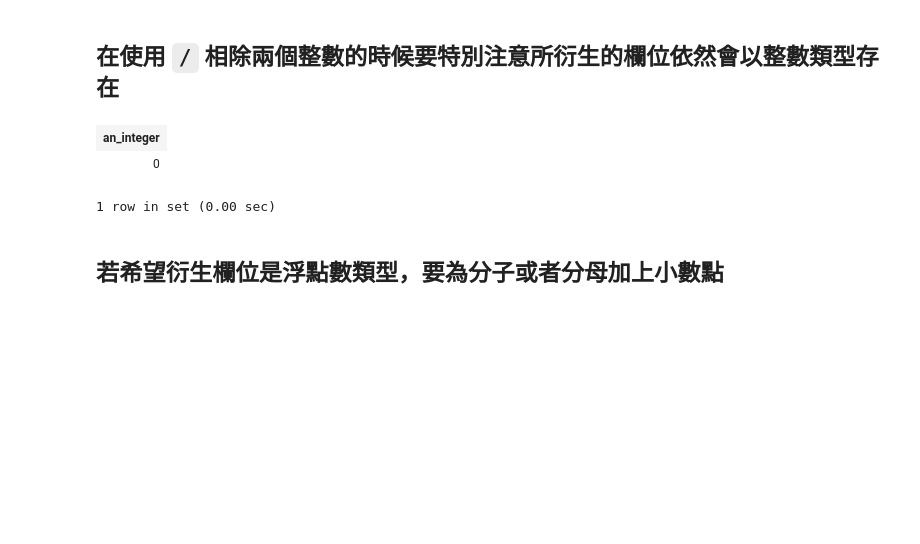
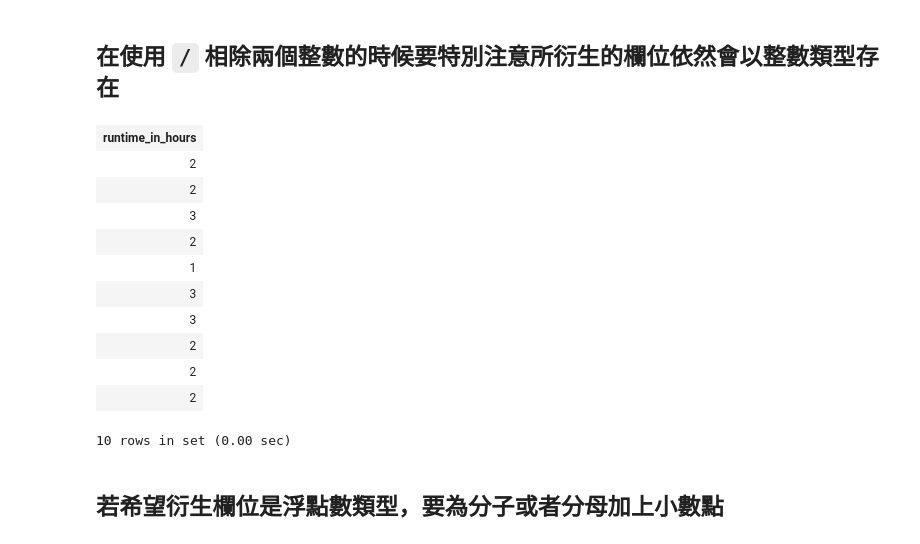
Before and after one commit to datainpoint/classroom-sql-dac-ntu, a Jupyter notebook: day-one.ipynb, the cells around one changed output. Saved outputs shown, nothing was run; the diff lists cells and outputs as text; code cells hidden in the pictures; blank space fills up the shorter version.

```diff
--- a/day-one.ipynb
+++ b/day-one.ipynb
@@ -583,11 +593,22 @@ SELECT 212 - 32 * 5/9 AS wrong_conversion,      -- 錯誤的華氏轉攝氏
 # %% [markdown]
 ## 在使用 `/` 相除兩個整數的時候要特別注意所衍生的欄位依然會以整數類型存在
 # %%
-SELECT 1 / 2 AS an_integer;
+SELECT runtime / 60 AS runtime_in_hours
+  FROM movies
+ LIMIT 10;
 # %% [output]
-| an_integer |
-| 0 |
+| runtime_in_hours |
+| 2 |
+| 2 |
+| 3 |
+| 2 |
+| 1 |
+| 3 |
+| 3 |
+| 2 |
+| 2 |
+| 2 |
-1 row in set (0.00 sec)
+10 rows in set (0.00 sec)
 # %% [markdown]
 ## 若希望衍生欄位是浮點數類型，要為分子或者分母加上小數點
 # %%
```
Also changed, not shown: parts of 6 cells of this notebook, 1 other file.
